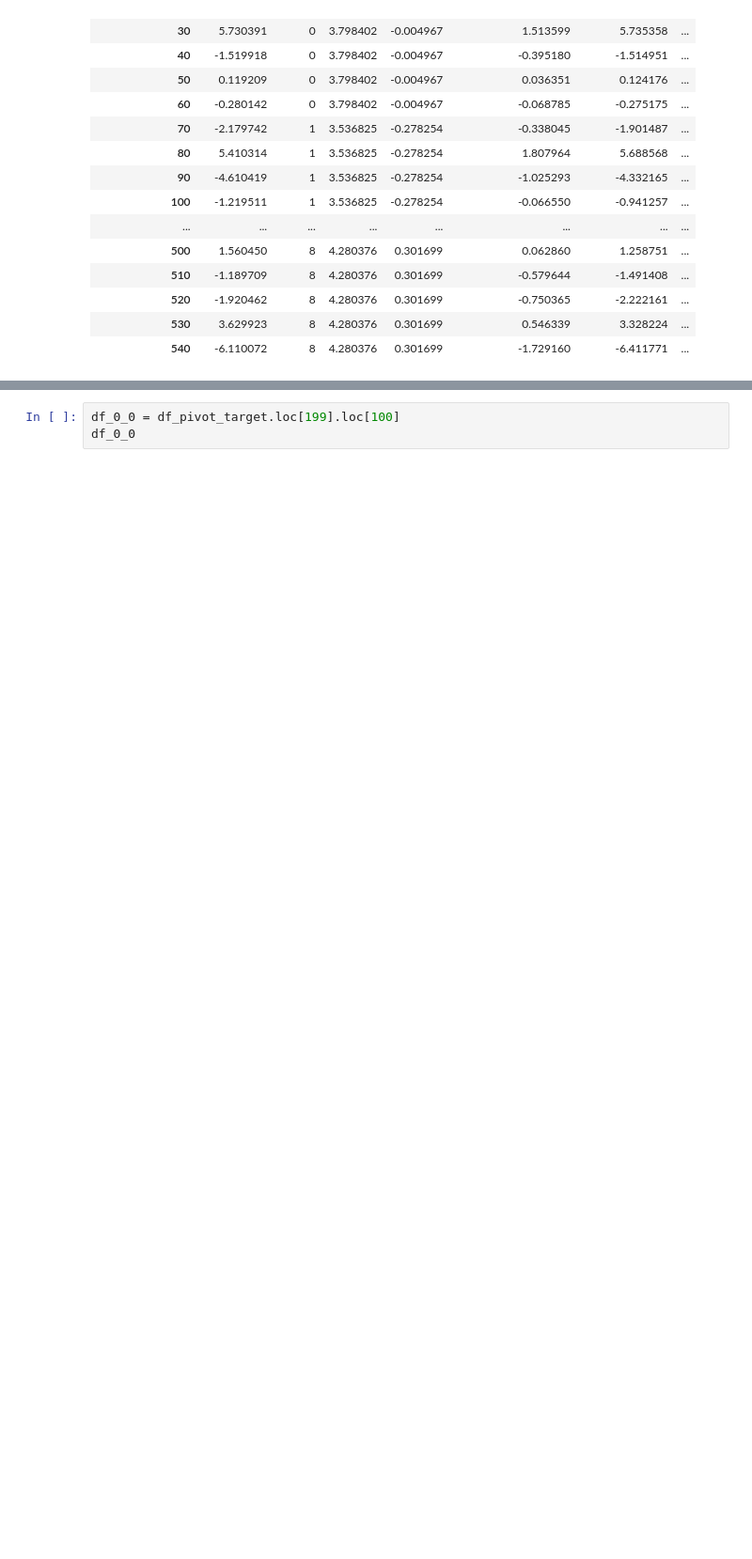
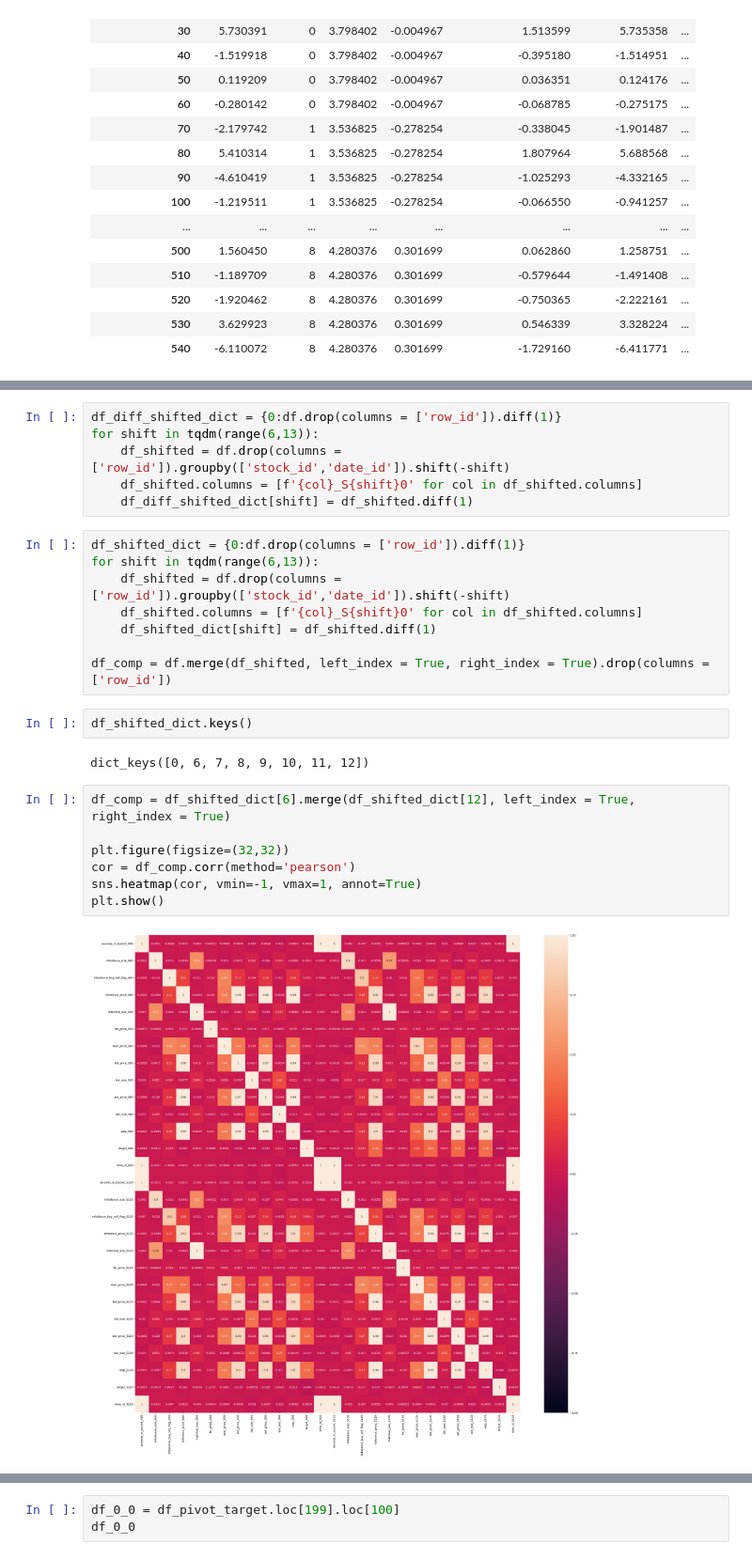
Before and after one commit to tfranza/optiver, a Jupyter notebook: Data_analysis.ipynb, the cells around one changed output, grey strips where cells are left out. Shown at 94% size. Saved outputs shown, nothing was run; the diff lists cells and outputs as text; blank space fills up the shorter version.

```diff
--- a/Data_analysis.ipynb
+++ b/Data_analysis.ipynb
@@ -249,0 +280,27 @@ df_0_0_d1
+# %%
+df_diff_shifted_dict = {0:df.drop(columns = ['row_id']).diff(1)}
+for shift in tqdm(range(6,13)):
+    df_shifted = df.drop(columns = ['row_id']).groupby(['stock_id','date_id']).shift(-shift)
+    df_shifted.columns = [f'{col}_S{shift}0' for col in df_shifted.columns]
+    df_diff_shifted_dict[shift] = df_shifted.diff(1)
+# %%
+df_shifted_dict = {0:df.drop(columns = ['row_id']).diff(1)}
+for shift in tqdm(range(6,13)):
+    df_shifted = df.drop(columns = ['row_id']).groupby(['stock_id','date_id']).shift(-shift)
+    df_shifted.columns = [f'{col}_S{shift}0' for col in df_shifted.columns]
+    df_shifted_dict[shift] = df_shifted.diff(1)
+
+df_comp = df.merge(df_shifted, left_index = True, right_index = True).drop(columns = ['row_id'])
+# %%
+df_shifted_dict.keys()
+# %% [output]
+dict_keys([0, 6, 7, 8, 9, 10, 11, 12])
+# %%
+df_comp = df_shifted_dict[6].merge(df_shifted_dict[12], left_index = True, right_index = True)
+
+plt.figure(figsize=(32,32))
+cor = df_comp.corr(method='pearson')
+sns.heatmap(cor, vmin=-1, vmax=1, annot=True)
+plt.show()
+# %% [output]
+[figure, added]
```
Also changed, not shown: parts of 35 cells of this notebook.
